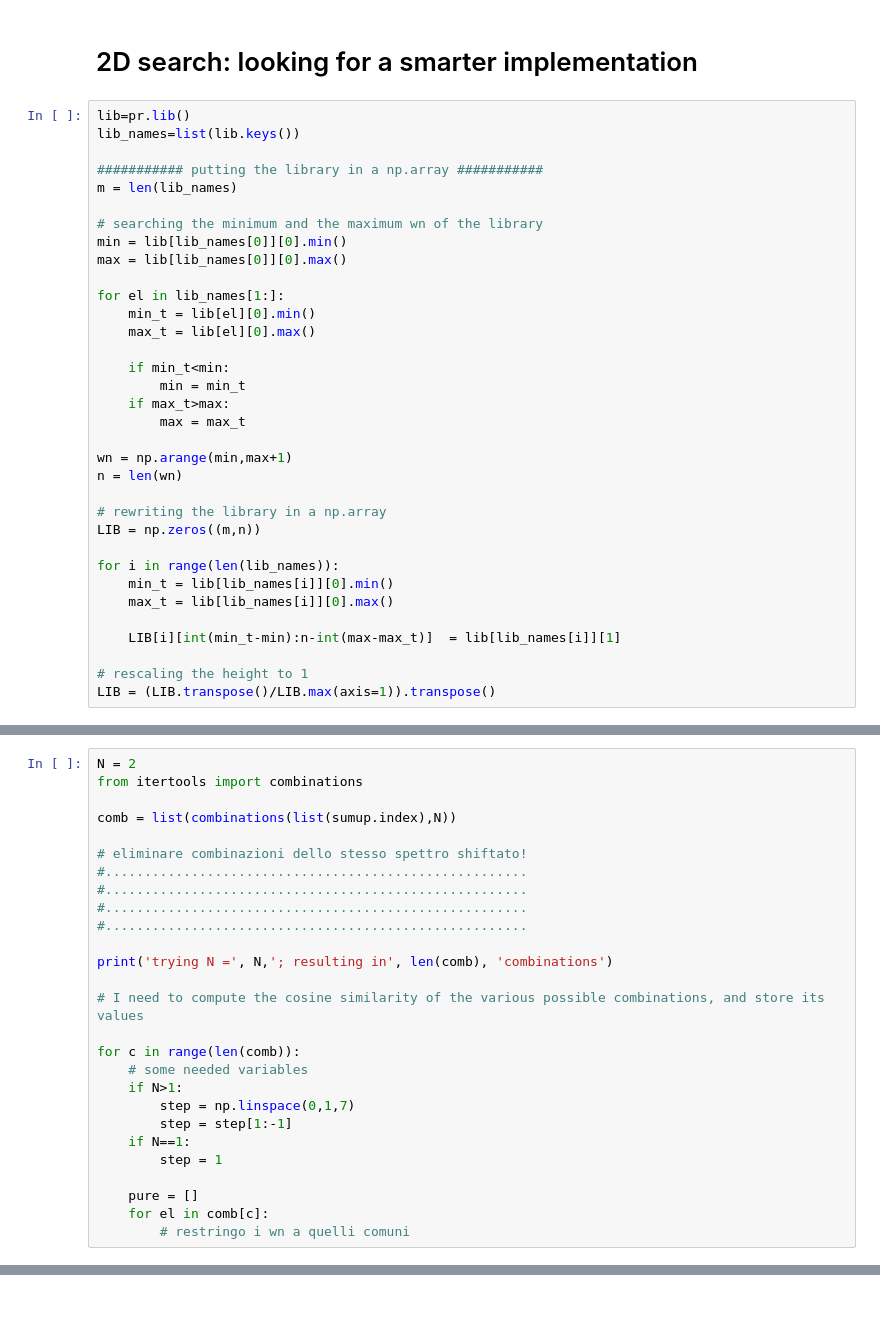
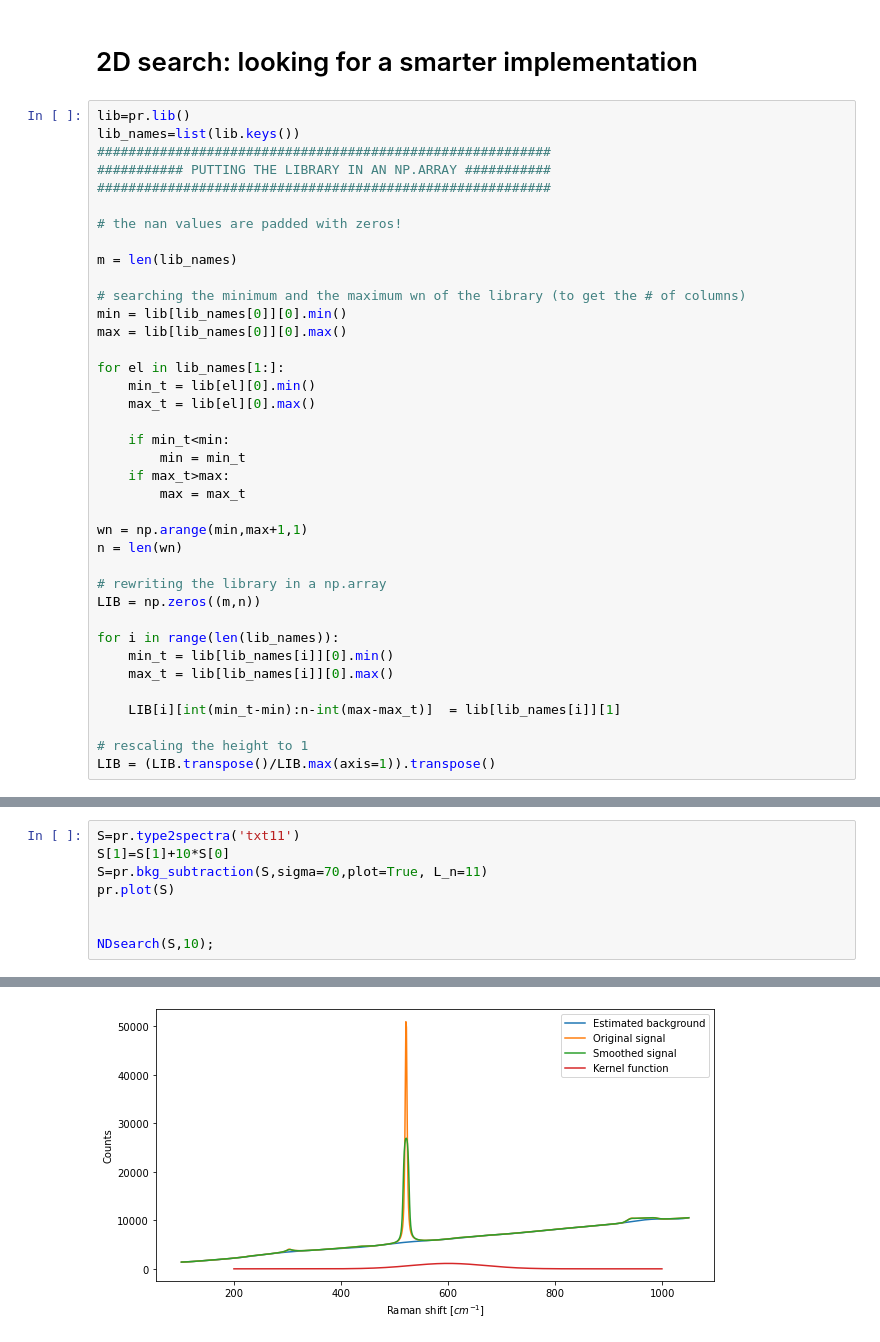
Before and after one commit to FabioBrugnara/pyram, a Jupyter notebook: ND_similarity.ipynb, the cells around one changed output, grey strips where cells are left out. Saved outputs shown, nothing was run; the diff lists cells and outputs as text; blank space fills up the shorter version.

```diff
--- a/ND_similarity.ipynb
+++ b/ND_similarity.ipynb
@@ -213,11 +135,15 @@ for i in np.arange(-shift,shift+1):
 # %%
 lib=pr.lib()
 lib_names=list(lib.keys())
+##########################################################
+########### PUTTING THE LIBRARY IN AN NP.ARRAY ###########
+##########################################################
 
-########### putting the library in a np.array ###########
+# the nan values are padded with zeros!
+
 m = len(lib_names)
 
-# searching the minimum and the maximum wn of the library
+# searching the minimum and the maximum wn of the library (to get the # of columns)
 min = lib[lib_names[0]][0].min()
 max = lib[lib_names[0]][0].max()
 
@@ -230,7 +156,7 @@ for el in lib_names[1:]:
     if max_t>max:
         max = max_t
 
-wn = np.arange(min,max+1)
+wn = np.arange(min,max+1,1)
 n = len(wn)
 
 # rewriting the library in a np.array
@@ -327,27 +279,0 @@ print(sumup)
-# %%
-N = 2
-from itertools import combinations
-
-comb = list(combinations(list(sumup.index),N))
-
-# eliminare combinazioni dello stesso spettro shiftato!
-#......................................................
-#......................................................
-#......................................................
-#......................................................
-
-print('trying N =', N,'; resulting in', len(comb), 'combinations')
-
-# I need to compute the cosine similarity of the various possible combinations, and store its values
-
-for c in range(len(comb)):
-    # some needed variables
-    if N>1:
-        step = np.linspace(0,1,7)
-        step = step[1:-1]
-    if N==1:
-        step = 1
-
-    pure = []
-    for el in comb[c]:
-        # restringo i wn a quelli comuni
@@ -418,0 +648,9 @@ print(match.head(10))
+# %%
+S=pr.type2spectra('txt11')
+S[1]=S[1]+10*S[0]
+S=pr.bkg_subtraction(S,sigma=70,plot=True, L_n=11)
+pr.plot(S)
+
+
+NDsearch(S,10);
+# %% [output]
@@ -418,0 +660 @@ print(match.head(10))
+[figure, added]
```
Also changed, not shown: parts of 23 cells of this notebook, 2 other files.
